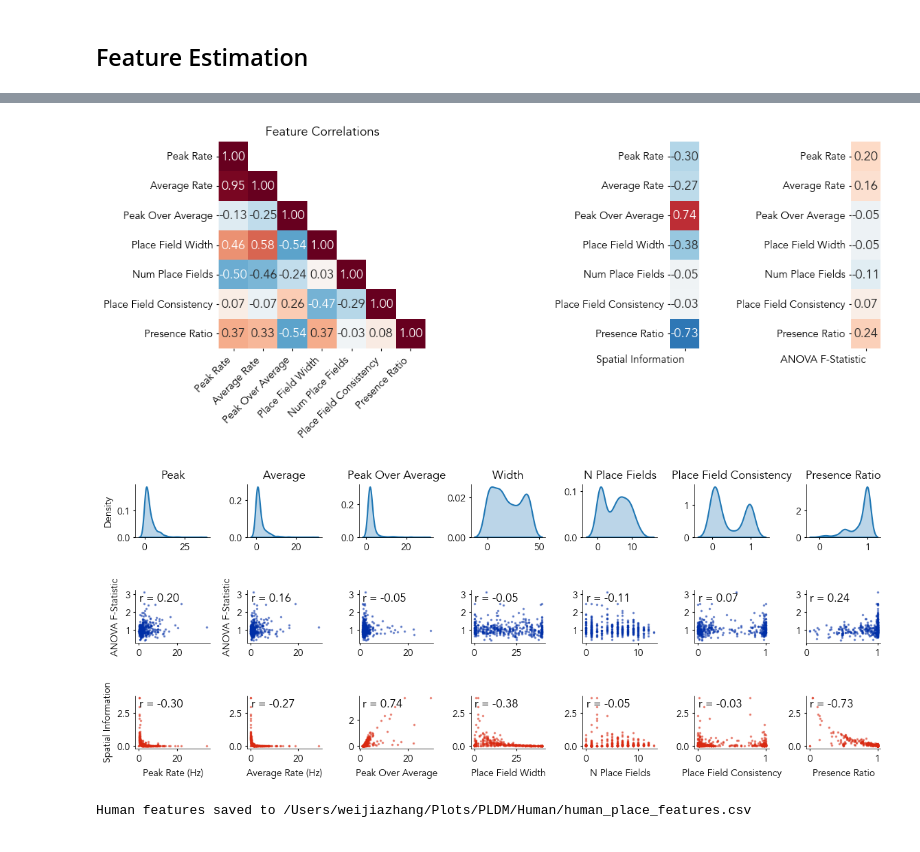
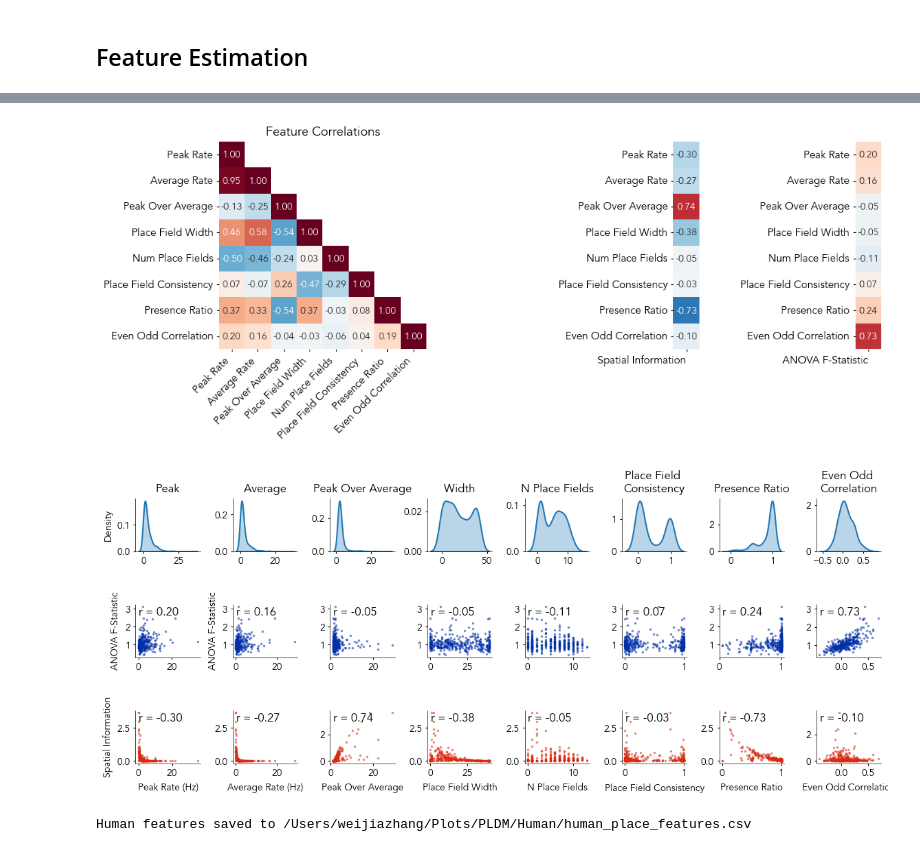
Before and after one commit to HSNPipeline/AnalyzeTrain, a Jupyter notebook: notebooks/02_Feature_Estimate.ipynb, the cells around one changed output, grey strips where cells are left out. Saved outputs shown, nothing was run; the diff lists cells and outputs as text; code cells hidden in the pictures.

```diff
--- a/notebooks/02_Feature_Estimate.ipynb
+++ b/notebooks/02_Feature_Estimate.ipynb
@@ -169,0 +172,3 @@ all_results['presence_ratio'] = all_results['trial_fr'].apply(lambda x: np.mean(
+# %%
+all_results['even_odd_correlation'] = all_results['trial_fr'].apply(lambda x: even_odd_correlation(x))
+all_results['even_odd_correlation']
@@ -177,3 +195,4 @@ place_field_width = all_results['place_field_bins']
 num_place_fields = all_results['N_place_fields']
 place_field_centre_consistency= all_results['percentage_num_trials_close_to_peak']
 presence_ratio = all_results['presence_ratio']
+even_odd_corr = all_results['even_odd_correlation']
@@ -249,7 +239,7 @@ for i, feat1_name in enumerate(feature_names):
 grid = make_grid(4, 5, wspace=1,hspace = 1,figsize=(14,5))
 plt.rcParams.update({
     'font.family':  'Avenir',
-    'font.size': 12,
+    'font.size': 9,
     'axes.titlesize': 12,
     'axes.labelsize': 10,
     'legend.fontsize': 12,
@@ -288,13 +278,13 @@ sns.heatmap(np.array(place_anova_corr).reshape(-1,1), yticklabels=feature_labels
 
 ax.set_xticklabels(ax.get_xticklabels(), ha='right')
 
-save_figure('Correlation_Human_Estimated_Feature_vs_Method',file_path='/Users/weijiazhang/Plots/PLDM/Human')
+save_figure('Correlation_Human_Estimated_Feature_vs_Method',file_path='/Users/weijiazhang/Plots/PLDM/Human',dpi=300)
 # %% [output]
-[figure, old version]
+[figure, new version]
 # %%
 lw=1
 ms = 1
-grid = make_grid(3, 7, wspace=.5,hspace = 1,figsize=(14,5)
+grid = make_grid(3, 8, wspace=.5,hspace = 1,figsize=(14,5)
                  )
 
 plt.rcParams.update({
@@ -424,7 +414,7 @@ ax = get_grid_subplot(grid, 0, 5)
 sns.kdeplot(data=place_field_centre_consistency, alpha=0.3, fill=True, ax=ax)
 ax.set_xlabel('')
 ax.set_ylabel('')
-ax.set_title('Place Field Consistency')
+ax.set_title('Place Field \nConsistency')
 drop_spines(['top','right'])
 
 ax = get_grid_subplot(grid, 1, 5)
@@ -436,35 +426,50 @@ ax = get_grid_subplot(grid, 2, 5)
 ax.scatter(place_field_centre_consistency, place_info, s=s, alpha=alpha, color=info_color)
 ax.text(0.05, 0.95, f'r = {correlations["place_field_consistency_vs_place_info"]:.2f}', transform=ax.transAxes, verticalalignment='top')
 ax.set_xlabel('Place Field Consistency')
 ax.set_ylabel('')
 drop_spines(['top','right'])
 
 ax = get_grid_subplot(grid, 0, 6)
 sns.kdeplot(data=presence_ratio, alpha=0.3, fill=True, ax=ax)
 ax.set_ylabel('')
 ax.set_xlabel('')
 ax.set_title('Presence Ratio')
 drop_spines(['top','right'])
 
 ax = get_grid_subplot(grid, 1, 6)
 ax.scatter(presence_ratio, place_anova, s=s, alpha=alpha, color=anova_color)
 ax.text(0.05, 0.95, f'r = {correlations["presence_ratio_vs_place_anova"]:.2f}', transform=ax.transAxes,  verticalalignment='top')
 drop_spines(['top','right'])
 
 ax = get_grid_subplot(grid, 2, 6)
 ax.scatter(presence_ratio, place_info, s=s, alpha=alpha, color=info_color)
 ax.text(0.05, 0.95, f'r = {correlations["presence_ratio_vs_place_info"]:.2f}', transform=ax.transAxes,  verticalalignment='top')
 ax.set_xlabel('Presence Ratio')
 ax.set_ylabel('')
 drop_spines(['top','right'])
 
+ax = get_grid_subplot(grid, 0, 7)
+sns.kdeplot(data=even_odd_corr, alpha=0.3, fill=True, ax=ax)
+ax.set_xlabel('')
+ax.set_ylabel('')
+ax.set_title('Even Odd \nCorrelation')
+drop_spines(['top','right'])
 
+ax = get_grid_subplot(grid, 1, 7)
+ax.scatter(even_odd_corr, place_anova, s=s, alpha=alpha, color=anova_color)
+ax.text(0.05, 0.95, f'r = {correlations["even_odd_correlation_vs_place_anova"]:.2f}', transform=ax.transAxes,  verticalalignment='top')
+drop_spines(['top','right'])
 
-
+ax = get_grid_subplot(grid, 2, 7)
+ax.scatter(even_odd_corr, place_info, s=s, alpha=alpha, color=info_color)
+ax.text(0.05, 0.95, f'r = {correlations["even_odd_correlation_vs_place_info"]:.2f}', transform=ax.transAxes, verticalalignment='top')
+ax.set_xlabel('Even Odd Correlation')
+ax.set_ylabel('')
+drop_spines(['top','right'])
 
 save_figure('Human_Estimated_Feature_vs_Method',file_path='/Users/weijiazhang/Plots/PLDM/Human')
 # %% [output]
-[figure, old version]
+[figure, new version]
 # %%
 # Save feature distributions to CSV for human data
 # Create a DataFrame with all the features and metrics
```
Also changed, not shown: parts of 6 cells of this notebook, 8 other files.
